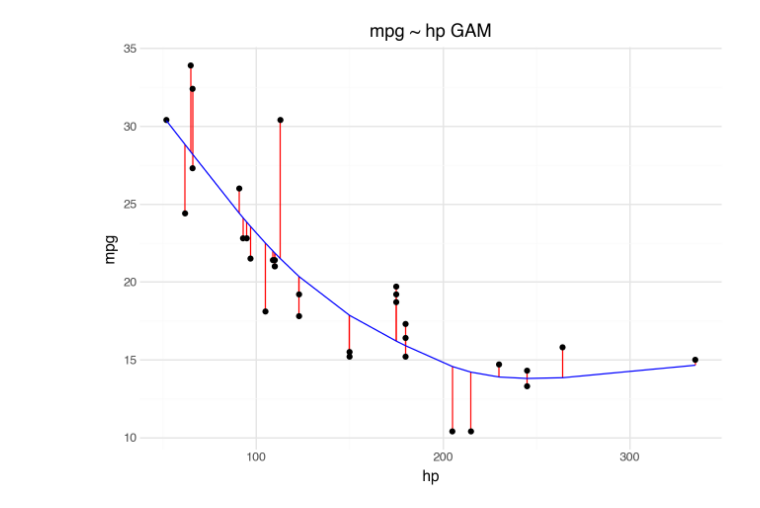
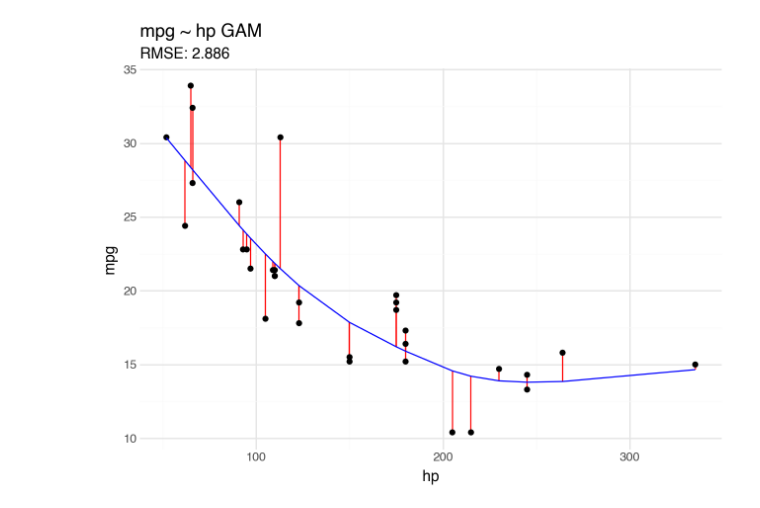
Before and after one commit to Jensen-holm/gayum, a Jupyter notebook: examples/mtcars.ipynb, the cells around one changed output. Saved outputs shown, nothing was run; the diff lists cells and outputs as text; code cells hidden in the pictures.

```diff
--- a/examples/mtcars.ipynb
+++ b/examples/mtcars.ipynb
@@ -15,11 +27,11 @@ pred_df['pred'] = model.predict(X)
 # %%
 (
     p9.ggplot()
     + p9.geom_segment(data=pred_df, mapping=p9.aes(x='hp', xend='hp', y='mpg', yend='pred'), color='red')
     + p9.geom_point(data=pred_df, mapping=p9.aes(x='hp', y='mpg'))
     + p9.geom_line(data=pred_df, mapping=p9.aes(x='hp', y='pred'), color='blue')
     + p9.theme_minimal()
-    + p9.labs(title='mpg ~ hp GAM')
+    + p9.labs(title='mpg ~ hp GAM', subtitle=f'RMSE: {rmse:.3f}')
 ).show()
 # %% [output]
-[figure, old version]
+[figure, new version]
```
Also changed, not shown: parts of 4 cells of this notebook, 1 other file.
